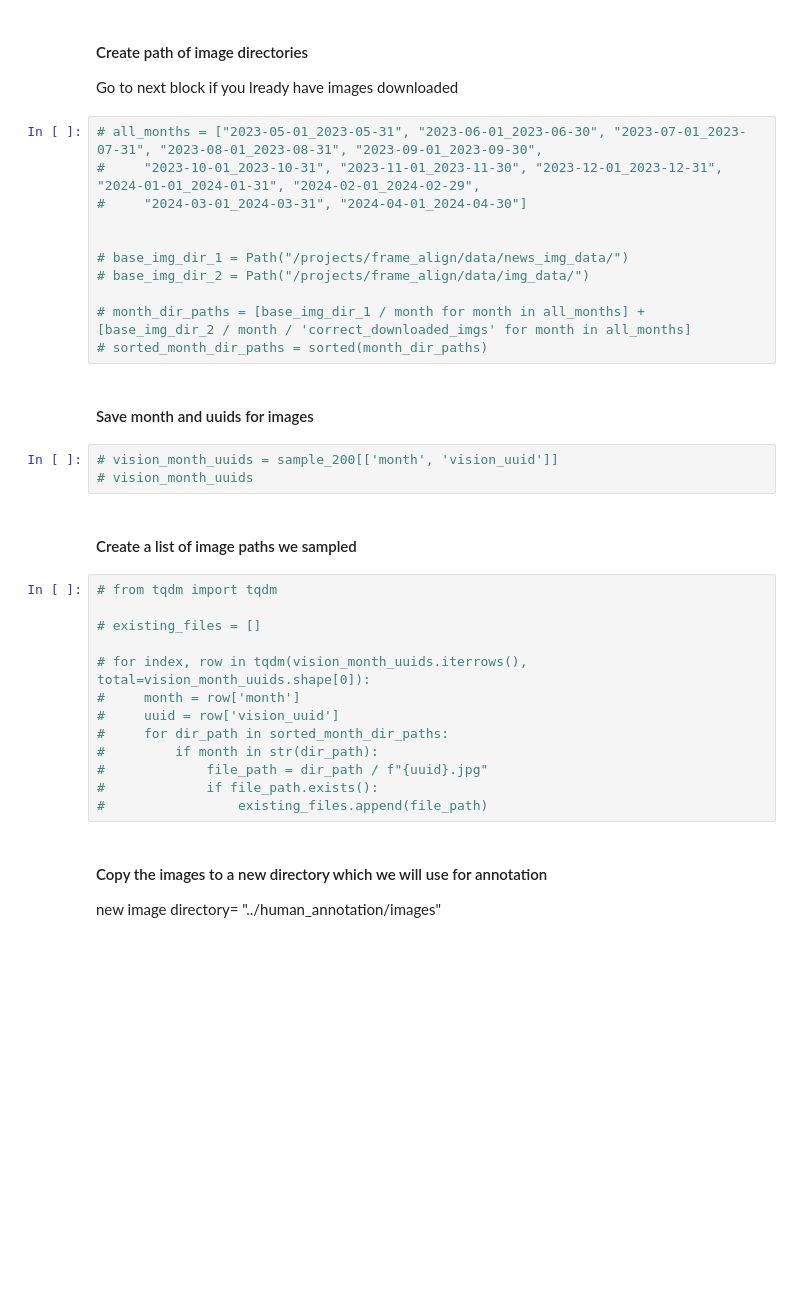
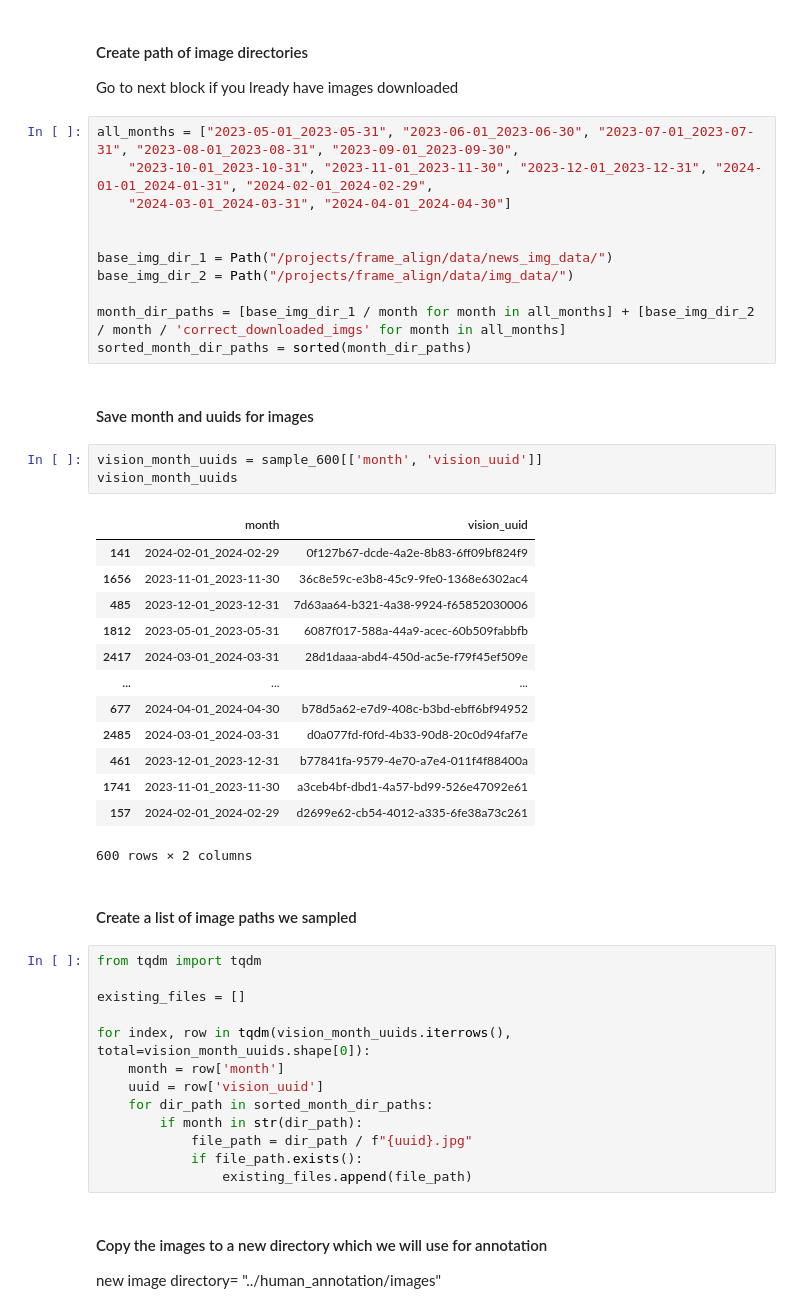
Before and after one commit to copenlu/frame-align, a Jupyter notebook: notebooks/Annotations.ipynb, the cells around one changed output. Saved outputs shown, nothing was run; the diff lists cells and outputs as text; blank space fills up the shorter version.

```diff
--- a/notebooks/Annotations.ipynb
+++ b/notebooks/Annotations.ipynb
@@ -51,36 +100,50 @@ Frame length: 15
 #### Create path of image directories
 Go to next block if you lready have images downloaded
 # %%
-# all_months = ["2023-05-01_2023-05-31", "2023-06-01_2023-06-30", "2023-07-01_2023-07-31", "2023-08-01_2023-08-31", "2023-09-01_2023-09-30",
-#     "2023-10-01_2023-10-31", "2023-11-01_2023-11-30", "2023-12-01_2023-12-31", "2024-01-01_2024-01-31", "2024-02-01_2024-02-29",
-#     "2024-03-01_2024-03-31", "2024-04-01_2024-04-30"]
+all_months = ["2023-05-01_2023-05-31", "2023-06-01_2023-06-30", "2023-07-01_2023-07-31", "2023-08-01_2023-08-31", "2023-09-01_2023-09-30",
+    "2023-10-01_2023-10-31", "2023-11-01_2023-11-30", "2023-12-01_2023-12-31", "2024-01-01_2024-01-31", "2024-02-01_2024-02-29",
+    "2024-03-01_2024-03-31", "2024-04-01_2024-04-30"]
 
 
-# base_img_dir_1 = Path("/projects/frame_align/data/news_img_data/")
-# base_img_dir_2 = Path("/projects/frame_align/data/img_data/")
+base_img_dir_1 = Path("/projects/frame_align/data/news_img_data/")
+base_img_dir_2 = Path("/projects/frame_align/data/img_data/")
 
-# month_dir_paths = [base_img_dir_1 / month for month in all_months] + [base_img_dir_2 / month / 'correct_downloaded_imgs' for month in all_months]
-# sorted_month_dir_paths = sorted(month_dir_paths)
+month_dir_paths = [base_img_dir_1 / month for month in all_months] + [base_img_dir_2 / month / 'correct_downloaded_imgs' for month in all_months]
+sorted_month_dir_paths = sorted(month_dir_paths)
 # %% [markdown]
 #### Save month and uuids for images
 # %%
-# vision_month_uuids = sample_200[['month', 'vision_uuid']]
-# vision_month_uuids
+vision_month_uuids = sample_600[['month', 'vision_uuid']]
+vision_month_uuids
+# %% [output]
+|  | month | vision_uuid |
+| 141 | 2024-02-01_2024-02-29 | 0f127b67-dcde-4a2e-8b83-6ff09bf824f9 |
+| 1656 | 2023-11-01_2023-11-30 | 36c8e59c-e3b8-45c9-9fe0-1368e6302ac4 |
+| 485 | 2023-12-01_2023-12-31 | 7d63aa64-b321-4a38-9924-f65852030006 |
+| 1812 | 2023-05-01_2023-05-31 | 6087f017-588a-44a9-acec-60b509fabbfb |
+| 2417 | 2024-03-01_2024-03-31 | 28d1daaa-abd4-450d-ac5e-f79f45ef509e |
+| ... | ... | ... |
+| 677 | 2024-04-01_2024-04-30 | b78d5a62-e7d9-408c-b3bd-ebff6bf94952 |
+| 2485 | 2024-03-01_2024-03-31 | d0a077fd-f0fd-4b33-90d8-20c0d94faf7e |
+| 461 | 2023-12-01_2023-12-31 | b77841fa-9579-4e70-a7e4-011f4f88400a |
+| 1741 | 2023-11-01_2023-11-30 | a3ceb4bf-dbd1-4a57-bd99-526e47092e61 |
+| 157 | 2024-02-01_2024-02-29 | d2699e62-cb54-4012-a335-6fe38a73c261 |
+600 rows × 2 columns
 # %% [markdown]
 #### Create a list of image paths we sampled
 # %%
-# from tqdm import tqdm
+from tqdm import tqdm
 
-# existing_files = []
+existing_files = []
 
-# for index, row in tqdm(vision_month_uuids.iterrows(), total=vision_month_uuids.shape[0]):
-#     month = row['month']
-#     uuid = row['vision_uuid']
-#     for dir_path in sorted_month_dir_paths:
-#         if month in str(dir_path):
-#             file_path = dir_path / f"{uuid}.jpg"
-#             if file_path.exists():
-#                 existing_files.append(file_path)
+for index, row in tqdm(vision_month_uuids.iterrows(), total=vision_month_uuids.shape[0]):
+    month = row['month']
+    uuid = row['vision_uuid']
+    for dir_path in sorted_month_dir_paths:
+        if month in str(dir_path):
+            file_path = dir_path / f"{uuid}.jpg"
+            if file_path.exists():
+                existing_files.append(file_path)
 # %% [markdown]
 #### Copy the images to a new directory which we will use for annotation
 new image directory= "../human_annotation/images"
```
Also changed, not shown: parts of 8 cells of this notebook, 19 other files.
